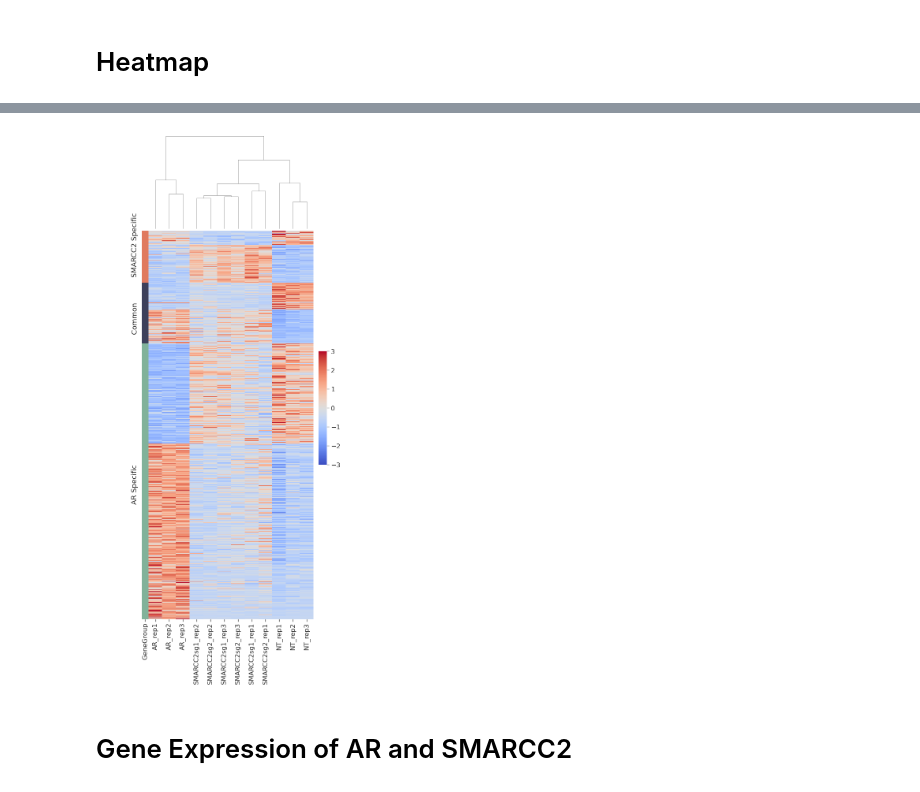
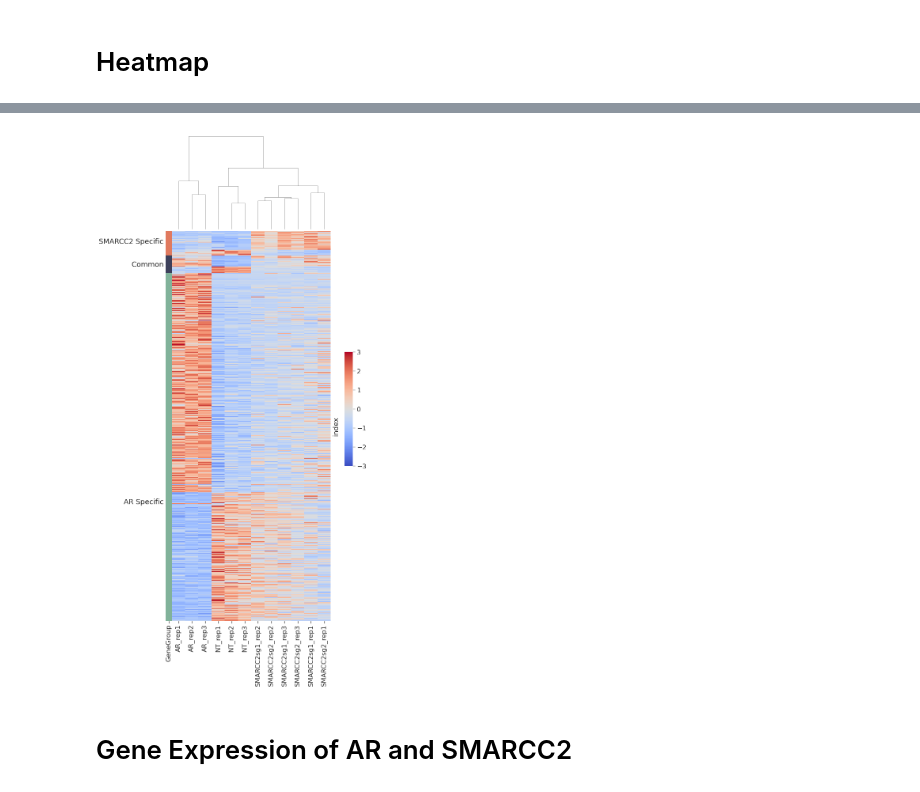
Before and after one commit to lacklab/SWISNF, a Jupyter notebook: 2b-rnaPY.ipynb, the cells around one changed output, grey strips where cells are left out. Cells and saved outputs as stored; diff of their text form; code cells hidden in the pictures.

```diff
--- a/2b-rnaPY.ipynb
+++ b/2b-rnaPY.ipynb
@@ -17,7 +17,7 @@ u = 1
 rna = pd.DataFrame()
 for f in ['AR', 'SMARCC2sg1', 'SMARCC2sg2', 'GSE138460', 'GSE123379', 'SMARCC2']:
 	tmp = pd.read_table(f"data/rna/deg/{f}.tsv")
-	tmp["log2FoldChange"] *= -1
+	#tmp["log2FoldChange"] = -1
 	tmp["Dataset"] = f
 
 	tmp['DE'] = 'NS'
@@ -171,0 +184,18 @@ orderGenes = list(order.index)
+# %%
+
+
+deg = list(set.union(up_ar, down_ar, up_sma, down_sma))
+tmp = rna.loc[deg, :]
+tmp = tmp[tmp['Dataset'].isin(['AR', 'SMARCC2sg1', 'SMARCC2sg2'])]
+tmp = tmp[tmp['DE'] != 'NS']
+
+tmp['GeneGroup'] = tmp['Dataset']
+
+tmp.loc[tmp.index.isin(set.difference(up_ar.union(down_ar), up_sma.union(down_sma))), 'GeneGroup'] = 'AR'
+tmp.loc[tmp.index.isin(set.difference(up_sma.union(down_sma), up_ar.union(down_ar))), 'GeneGroup'] = 'SMARCC2'
+
+tmp.loc[tmp.index.isin(set.intersection(up_sma.union(down_sma), up_ar.union(down_ar))), 'GeneGroup'] = 'Common'
+
+
+deg = tmp.reset_index().groupby(['DE', 'GeneGroup', 'index']).mean().sort_values(["GeneGroup", "DE",  "log2FoldChange"], ascending=False).reset_index()[['index', 'GeneGroup','log2FoldChange', 'DE']].set_index('index')
+deg
@@ -172,36 +217,38 @@ orderGenes = list(order.index)
 # %%
+orderGenes = deg.index
+
 mat = pd.read_table('data/rna/normalized.tsv')
 mat
 
 Mat = mat.loc[orderGenes,:]
 # %%
-lut = dict(zip(order["GeneGroup"].unique(),["#e07a5f", "#3d405b", "#81b29a"]))
-row_colors = order["GeneGroup"].map(lut)
+lut = dict(zip(deg["GeneGroup"].unique(),["#e07a5f", "#3d405b", "#81b29a"]))
+row_colors = deg["GeneGroup"].map(lut)
 
 
 
 
 cl = sns.clustermap(
     Mat,
     z_score=0,
     row_colors=row_colors, cmap="coolwarm", figsize=[10,20],
     row_cluster=False,
     col_cluster=True,
     vmax=3, vmin=-3,
     cbar_pos=(0.8, 0.4, 0.03, 0.2)
 
 )
 
-cl.cax.text(-130,-5, "AR Specific", ha="right", rotation=90)
-cl.cax.text(-130,4, "Common",  ha="right", rotation=90)
-cl.cax.text(-130,7, "SMARCC2 Specific",  ha="right", rotation=90)
+cl.cax.text(-130,-5, "AR Specific", ha="right", rotation=0)
+cl.cax.text(-130,7.5, "Common",  ha="right", rotation=0)
+cl.cax.text(-130,8.7, "SMARCC2 Specific",  ha="right", rotation=0)
 
 cl.ax_heatmap.set_yticks([])
 
 
-fig.savefig("plot/rna.degheatmap.pdf", bbox_inches="tight", pad_inches=1)
+cl.fig.savefig("plot/rna.degheatmap.pdf", bbox_inches="tight", pad_inches=1)
 # %% [output]
-[figure, old version]
+[figure, new version]
 # %% [markdown]
 # Gene Expression of AR and SMARCC2
 # %%
```
Also changed, not shown: parts of 25 cells of this notebook, 12 other files.
